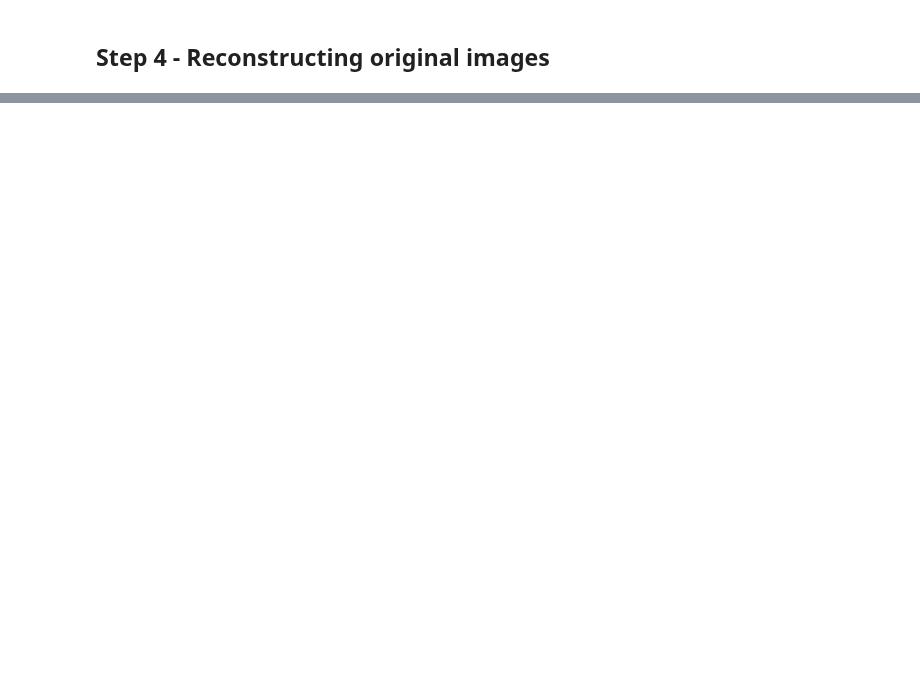
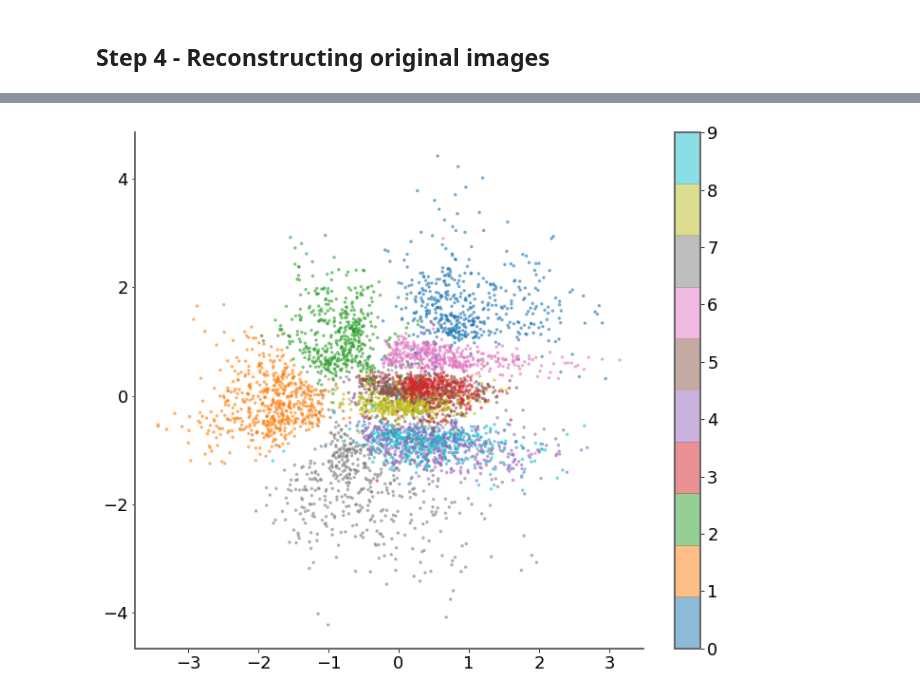
Before and after one commit to Jean-Christ1/Deep-Learning-with-Keras-and-Tensorflow, a Jupyter notebook: VAE/02-VAE-with-MNIST-post.ipynb, the cells around one changed output, grey strips where cells are left out. Saved outputs shown, nothing was run; the diff lists cells and outputs as text; code cells hidden in the pictures; blank space fills up the shorter version.

```diff
--- a/VAE/02-VAE-with-MNIST-post.ipynb
+++ b/VAE/02-VAE-with-MNIST-post.ipynb
@@ -126,0 +93,19 @@ no
+# %%
+n_show = 5000
+
+# ---- Let's randomly select some images
+
+i_show = np.random.choice(range(len(x_test)), n_show)
+x_show = x_test[i_show]
+y_show = y_test[i_show]
+
+# ---- Get latent points
+
+z_points = vae.encoder.predict(x_show)
+
+fig = plt.figure(figsize=(12, 10))
+plt.scatter(z_points[:, 0] , z_points[:, 1], c=y_show, cmap= 'tab10', alpha=0.5, s=6)
+plt.colorbar()
+plt.show()
+# %% [output]
+[figure, added]
```
Also changed, not shown: parts of 9 cells of this notebook, 1 other file.
